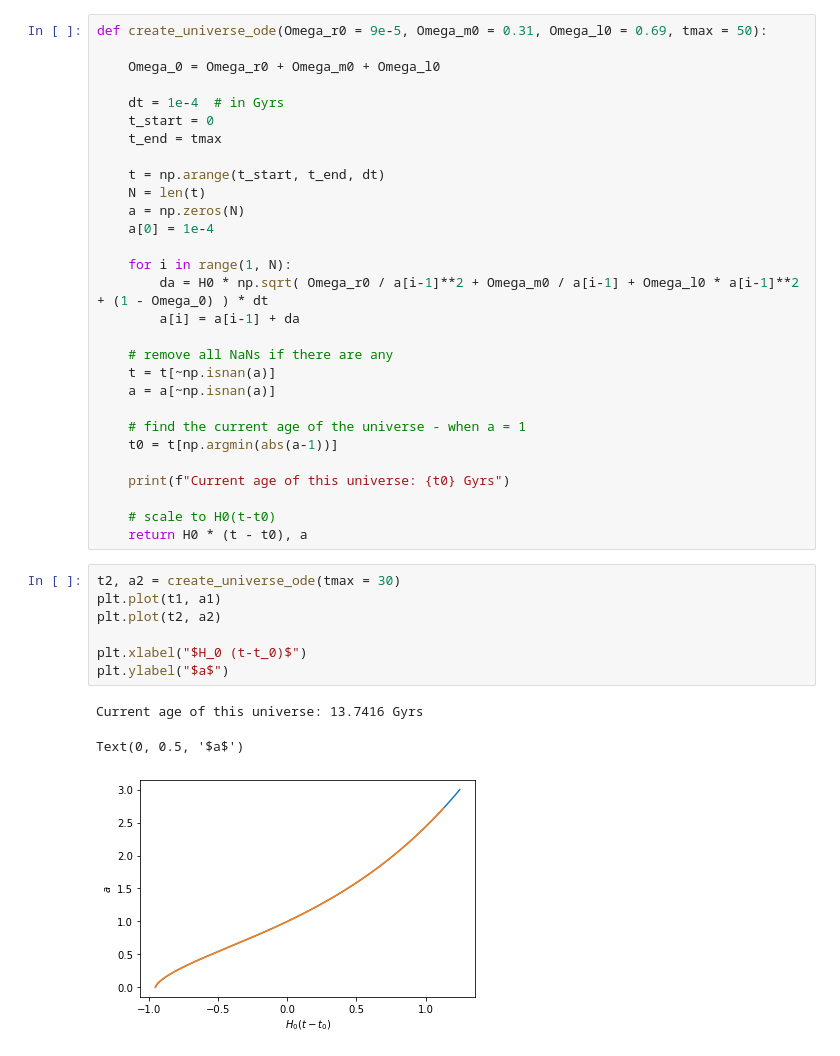
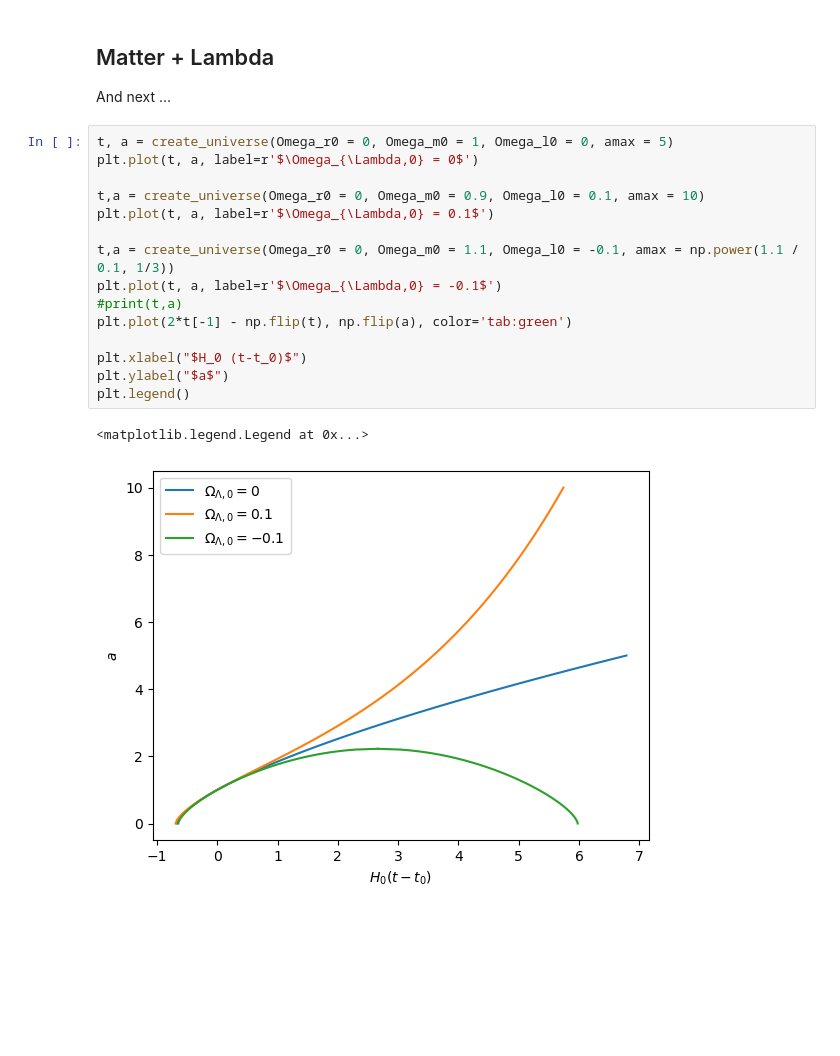
Before and after one commit to josephmacmillan/Teaching, a Jupyter notebook: Building Universes.ipynb, the cells around one changed output. Cells and saved outputs as stored; diff of their text form; blank space fills up the shorter version.

```diff
--- a/Building Universes.ipynb
+++ b/Building Universes.ipynb
@@ -62,40 +70,22 @@ This is a first order ODE so is pretty easy to solve numerically.
-# %%
-def create_universe_ode(Omega_r0 = 9e-5, Omega_m0 = 0.31, Omega_l0 = 0.69, tmax = 50):
-
-    Omega_0 = Omega_r0 + Omega_m0 + Omega_l0
-
-    dt = 1e-4  # in Gyrs
-    t_start = 0
-    t_end = tmax
-
-    t = np.arange(t_start, t_end, dt)
-    N = len(t)
-    a = np.zeros(N)
-    a[0] = 1e-4
-
-    for i in range(1, N):
-        da = H0 * np.sqrt( Omega_r0 / a[i-1]**2 + Omega_m0 / a[i-1] + Omega_l0 * a[i-1]**2 + (1 - Omega_0) ) * dt
-        a[i] = a[i-1] + da
-
-    # remove all NaNs if there are any
-    t = t[~np.isnan(a)]
-    a = a[~np.isnan(a)]
-
-    # find the current age of the universe - when a = 1
-    t0 = t[np.argmin(abs(a-1))]
-
-    print(f"Current age of this universe: {t0} Gyrs")
-
-    # scale to H0(t-t0)
-    return H0 * (t - t0), a
-# %%
-t2, a2 = create_universe_ode(tmax = 30)
-plt.plot(t1, a1)
-plt.plot(t2, a2)
-
-plt.xlabel("$H_0 (t-t_0)$")
-plt.ylabel("$a$")
-# %% [output]
-Current age of this universe: 13.7416 Gyrs
-Text(0, 0.5, '$a$')
-[figure, removed]
+# %% [markdown]
+## Matter + Lambda
+
+And next ...
+# %%
+t, a = create_universe(Omega_r0 = 0, Omega_m0 = 1, Omega_l0 = 0, amax = 5)
+plt.plot(t, a, label=r'$\Omega_{\Lambda,0} = 0$')
+
+t,a = create_universe(Omega_r0 = 0, Omega_m0 = 0.9, Omega_l0 = 0.1, amax = 10)
+plt.plot(t, a, label=r'$\Omega_{\Lambda,0} = 0.1$')
+
+t,a = create_universe(Omega_r0 = 0, Omega_m0 = 1.1, Omega_l0 = -0.1, amax = np.power(1.1 / 0.1, 1/3))
+plt.plot(t, a, label=r'$\Omega_{\Lambda,0} = -0.1$')
+#print(t,a)
+plt.plot(2*t[-1] - np.flip(t), np.flip(a), color='tab:green')
+
+plt.xlabel("$H_0 (t-t_0)$")
+plt.ylabel("$a$")
+plt.legend()
+# %% [output]
+<matplotlib.legend.Legend at 0x...>
+[figure, added]
```
Also changed, not shown: parts of 9 cells of this notebook.
